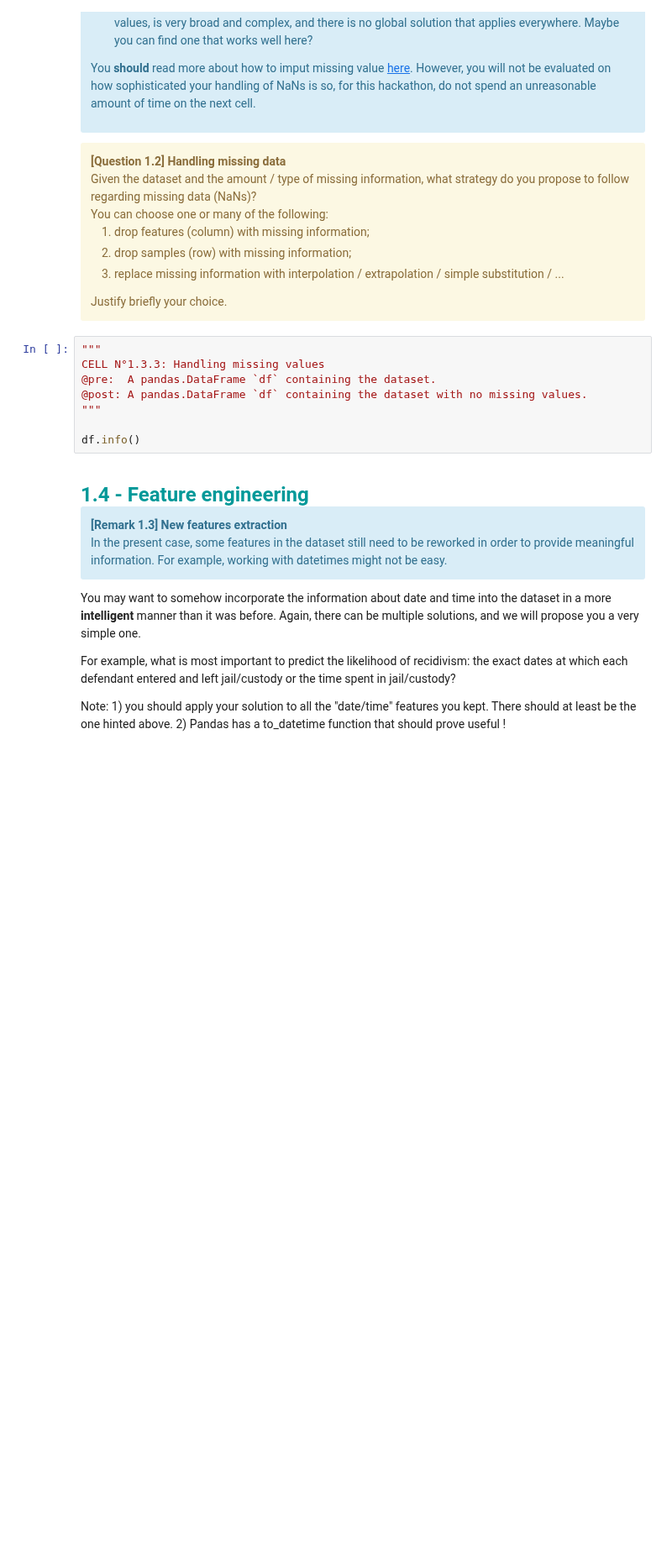
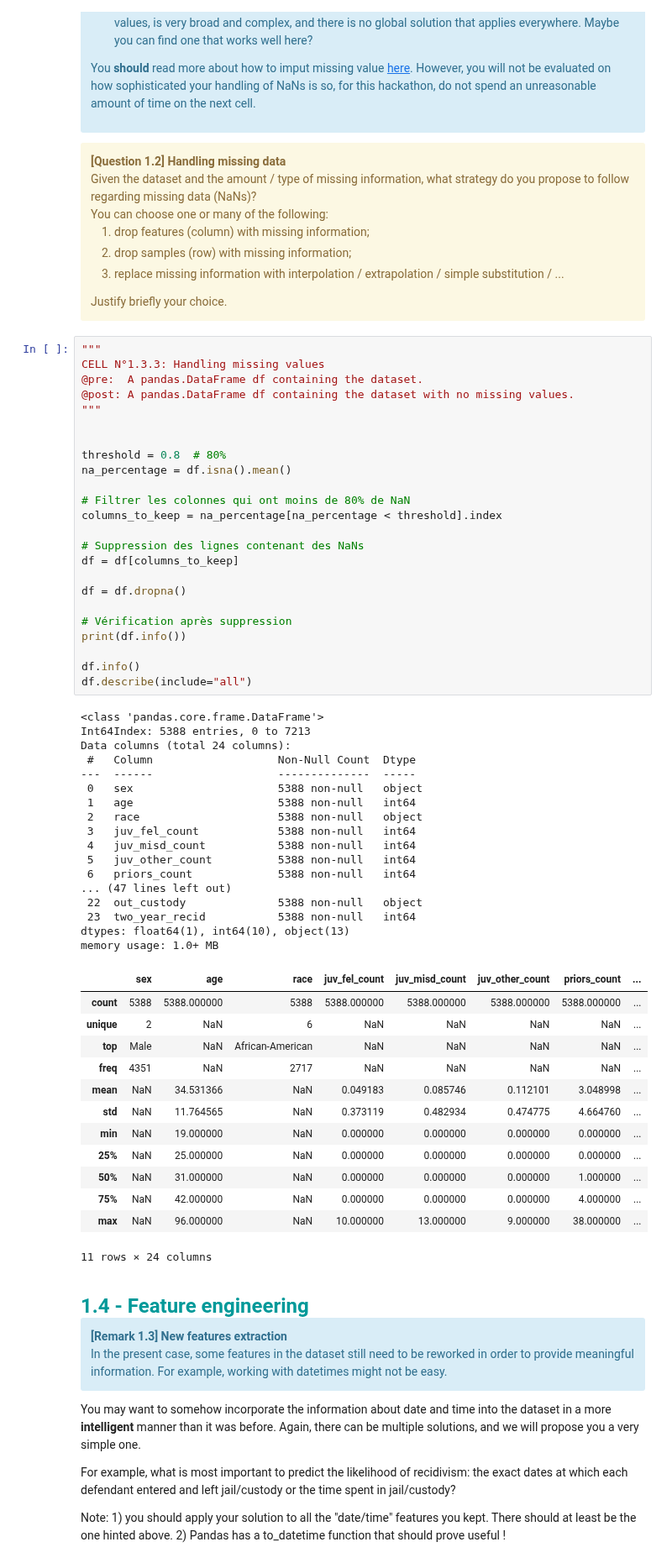
Before and after one commit to bolclaire/LEPL1109, a Jupyter notebook: Hackaton3/H3-Clustering-Student.ipynb, the cells around one changed output. Shown at 84% size. Drawn from its saved outputs; the diff is of its cells as text; blank space fills up the shorter version.

```diff
--- a/Hackaton3/H3-Clustering-Student.ipynb
+++ b/Hackaton3/H3-Clustering-Student.ipynb
@@ -326,11 +401,58 @@ Justify briefly your choice.
 # %%
 """
 CELL N°1.3.3: Handling missing values
-@pre:  A pandas.DataFrame `df` containing the dataset.
-@post: A pandas.DataFrame `df` containing the dataset with no missing values.
+@pre:  A pandas.DataFrame df containing the dataset.
+@post: A pandas.DataFrame df containing the dataset with no missing values.
 """
 
+
+threshold = 0.8  # 80%
+na_percentage = df.isna().mean()
+
+# Filtrer les colonnes qui ont moins de 80% de NaN
+columns_to_keep = na_percentage[na_percentage < threshold].index
+
+# Suppression des lignes contenant des NaNs
+df = df[columns_to_keep]
+
+df = df.dropna()
+
+# Vérification après suppression
+print(df.info())
+
 df.info()
+df.describe(include="all")
+# %% [output]
+<class 'pandas.core.frame.DataFrame'>
+Int64Index: 5388 entries, 0 to 7213
+Data columns (total 24 columns):
+ #   Column                   Non-Null Count  Dtype
+---  ------                   --------------  -----
+ 0   sex                      5388 non-null   object
+ 1   age                      5388 non-null   int64
+ 2   race                     5388 non-null   object
+ 3   juv_fel_count            5388 non-null   int64
+ 4   juv_misd_count           5388 non-null   int64
+ 5   juv_other_count          5388 non-null   int64
+ 6   priors_count             5388 non-null   int64
+... (47 lines left out)
+ 22  out_custody              5388 non-null   object
+ 23  two_year_recid           5388 non-null   int64
+dtypes: float64(1), int64(10), object(13)
+memory usage: 1.0+ MB
+|  | sex | age | race | juv_fel_count | juv_misd_count | juv_other_count | priors_count | ... |
+| count | 5388 | 5388.000000 | 5388 | 5388.000000 | 5388.000000 | 5388.000000 | 5388.000000 | ... |
+| unique | 2 | NaN | 6 | NaN | NaN | NaN | NaN | ... |
+| top | Male | NaN | African-American | NaN | NaN | NaN | NaN | ... |
+| freq | 4351 | NaN | 2717 | NaN | NaN | NaN | NaN | ... |
+| mean | NaN | 34.531366 | NaN | 0.049183 | 0.085746 | 0.112101 | 3.048998 | ... |
+| std | NaN | 11.764565 | NaN | 0.373119 | 0.482934 | 0.474775 | 4.664760 | ... |
+| min | NaN | 19.000000 | NaN | 0.000000 | 0.000000 | 0.000000 | 0.000000 | ... |
+| 25% | NaN | 25.000000 | NaN | 0.000000 | 0.000000 | 0.000000 | 0.000000 | ... |
+| 50% | NaN | 31.000000 | NaN | 0.000000 | 0.000000 | 0.000000 | 1.000000 | ... |
+| 75% | NaN | 42.000000 | NaN | 0.000000 | 0.000000 | 0.000000 | 4.000000 | ... |
+| max | NaN | 96.000000 | NaN | 10.000000 | 13.000000 | 9.000000 | 38.000000 | ... |
+11 rows × 24 columns
 # %% [markdown]
 <br>
 <font size=5 color=#009999> <b>1.4 - Feature engineering</b> <br>
```
Also changed, not shown: parts of 16 cells of this notebook.
